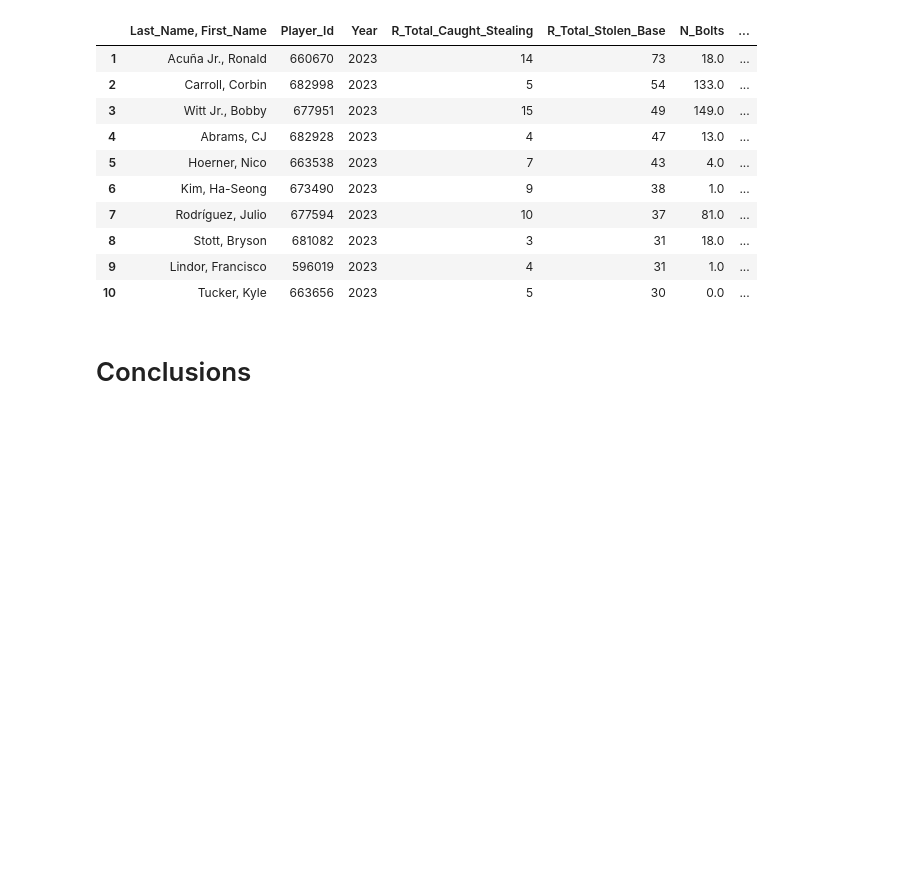
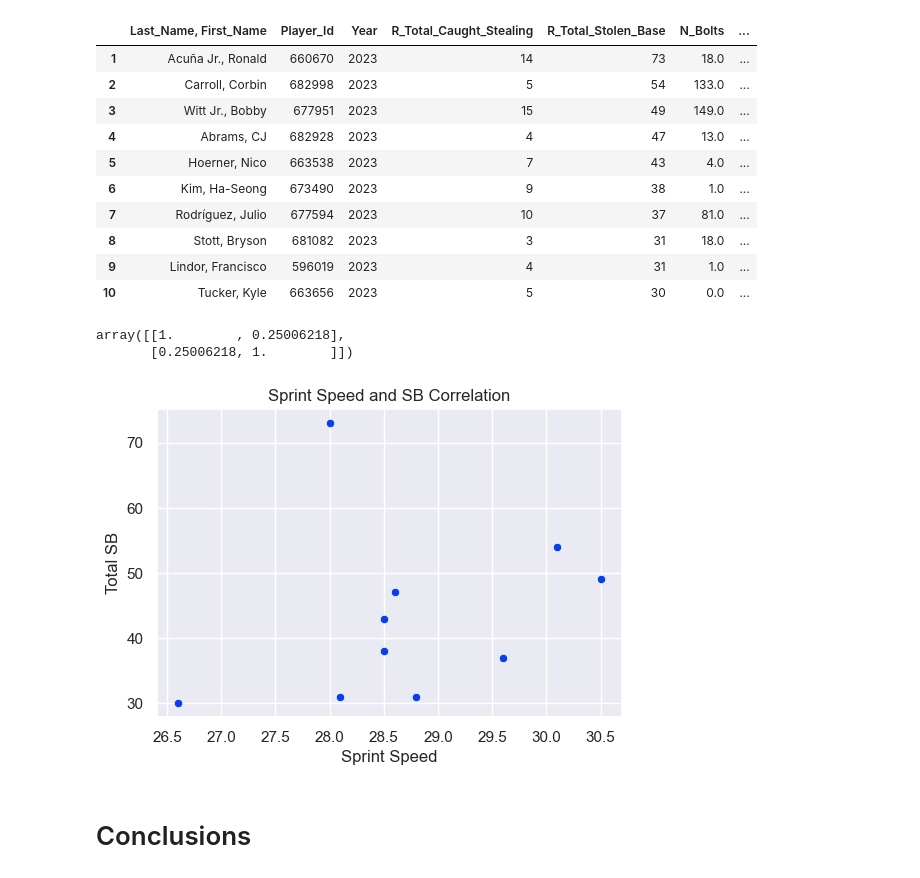
Before and after one commit to scarlettvalentin/mlb_stolen_bases, a Jupyter notebook: notebook.ipynb, the cells around one changed output. Cells and saved outputs as stored; diff of their text form; code cells hidden in the pictures; blank space fills up the shorter version.

```diff
--- a/notebook.ipynb
+++ b/notebook.ipynb
@@ -385,6 +377,17 @@ top_10_players
 | 8 | Stott, Bryson | 681082 | 2023 | 3 | 31 | 18.0 | ... |
 | 9 | Lindor, Francisco | 596019 | 2023 | 4 | 31 | 1.0 | ... |
 | 10 | Tucker, Kyle | 663656 | 2023 | 5 | 30 | 0.0 | ... |
+# %%
+ax = sns.scatterplot(top_10_players, x='Sprint_Speed', y='R_Total_Stolen_Base')
+ax.set_xlabel('Sprint Speed')
+ax.set_ylabel('Total SB')
+ax.set_title('Sprint Speed and SB Correlation');
+corr = np.corrcoef(top_10_players['Sprint_Speed'], top_10_players['R_Total_Stolen_Base'])
+corr
+# %% [output]
+array([[1.        , 0.25006218],
+       [0.25006218, 1.        ]])
+[figure, added]
 # %% [markdown]
 # Conclusions
 # %% [markdown]
```
Also changed, not shown: parts of 3 cells of this notebook.
